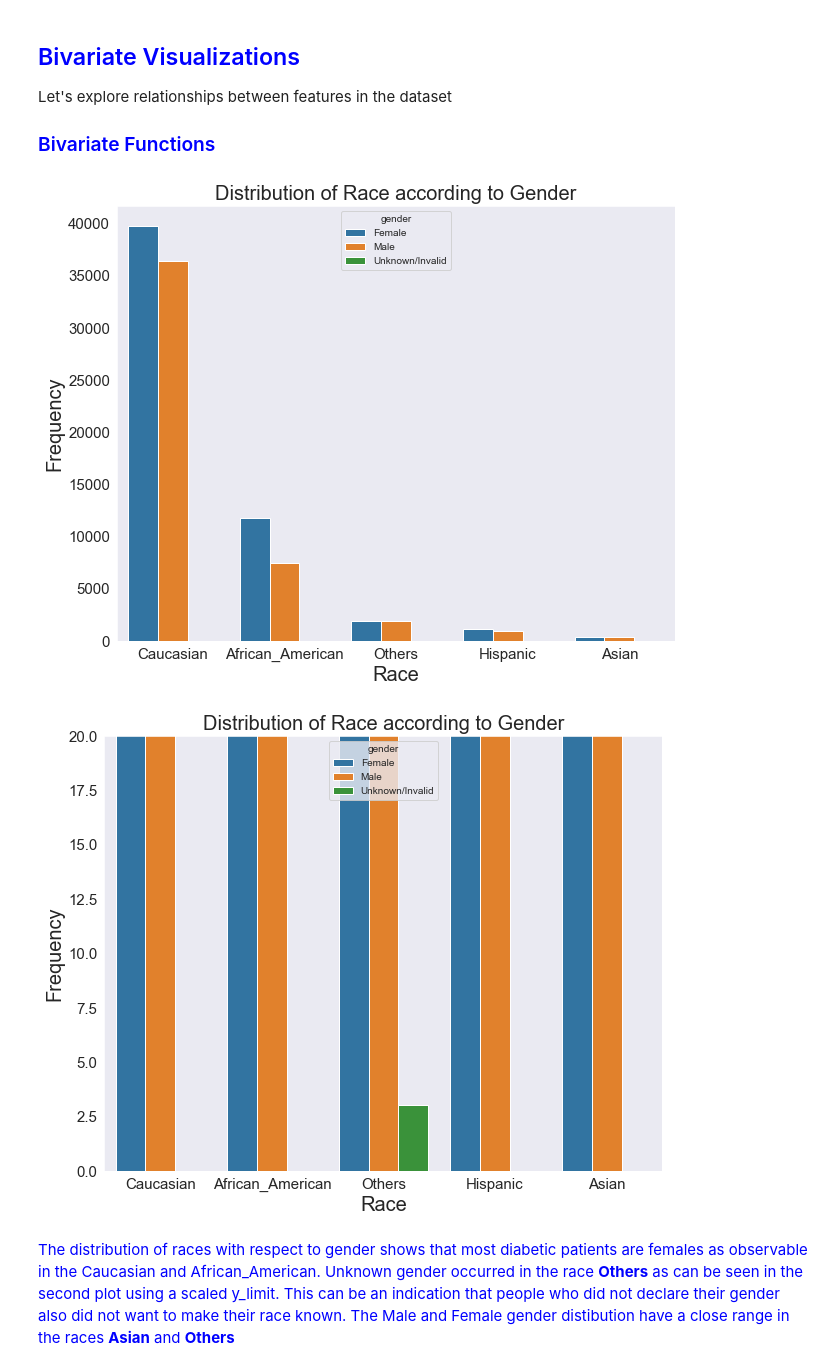
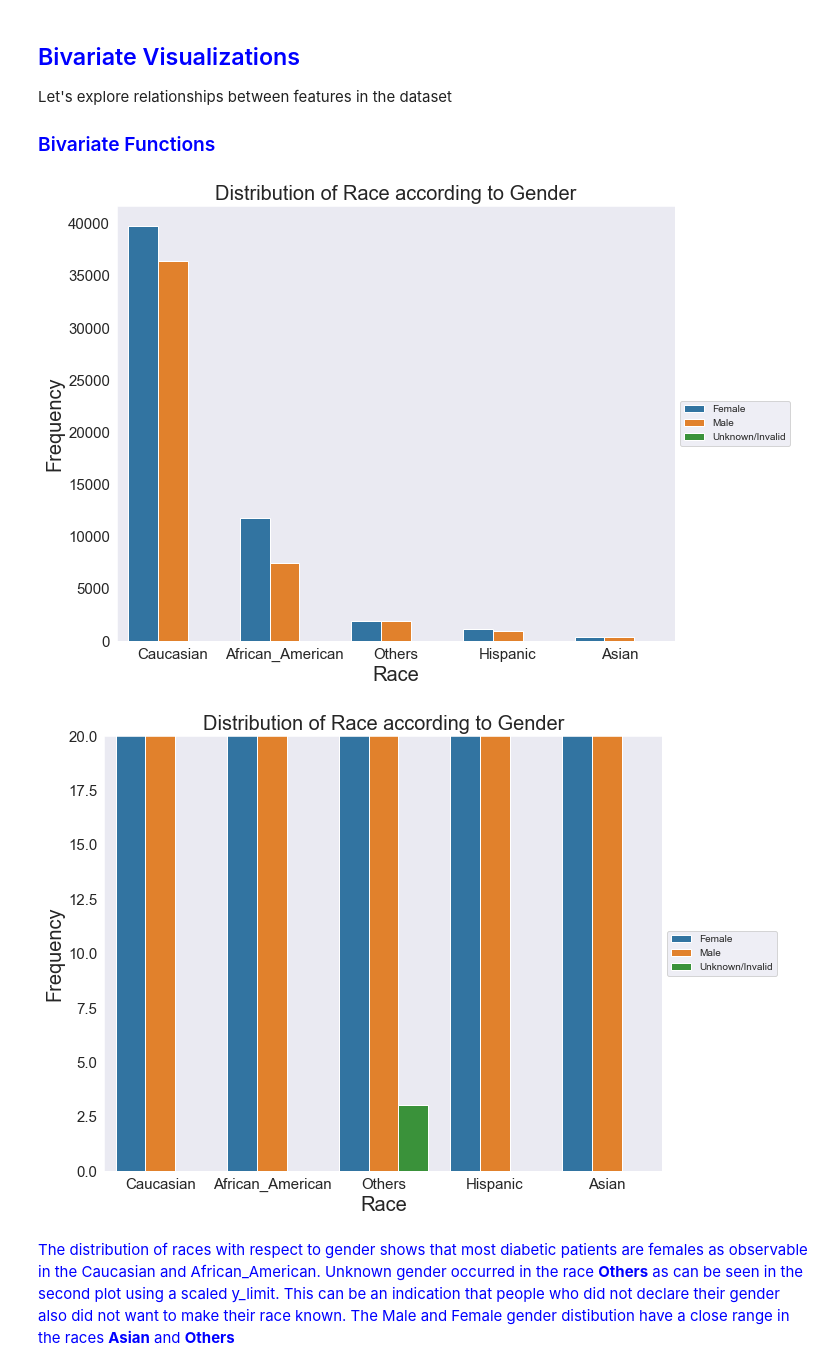
Before and after one commit to Merci93/Diabetes_in_the_US, a Jupyter notebook: US_diabetes_Analysis.ipynb, the cells around one changed output. Saved outputs shown, nothing was run; the diff lists cells and outputs as text; code cells hidden in the pictures.

Commit message:
Modified Bivariate plot function

```diff
--- a/US_diabetes_Analysis.ipynb
+++ b/US_diabetes_Analysis.ipynb
@@ -1055,7 +1058,7 @@ Let's explore relationships between features in the dataset
 ### <span style = 'color:blue'> Bivariate Functions</span>
 # %%
 # A user defined plot function
-def plot_bi(kind, x_value, y_value, hue, title, x_label, y_label, order, color, fig_size):
+def plot_bi(kind, x_value, y_value, hue, title, x_label, y_label, order, color, fig_size, legend):
     """
     Function to create a defined visialization plot type using seaborn, matplotlib and other plot types.
 
@@ -1071,23 +1074,34 @@ def plot_bi(kind, x_value, y_value, hue, title, x_label, y_label, order, color,
         order: Sort format. Use None if not to be used for the plot type.
         color: Plot color type. Use None if not to be used for the plot type.
     """
-    plt.figure(figsize = fig_size)
-    kind(data = diabetes, x = x_value, y = y_value, hue = hue, order = order, color = color)
-    plt.title(title, size = 20)
-    plt.xlabel(x_label, size = 20)
-    plt.ylabel(y_label, size = 20)
-    plt.xticks(size = 15)
-    plt.yticks(size = 15)
+    if legend == 'yes':
+        plt.figure(figsize = fig_size)
+        kind(data = diabetes, x = x_value, y = y_value, hue = hue, order = order, color = color)
+        plt.title(title, size = 20)
+        plt.xlabel(x_label, size = 20)
+        plt.ylabel(y_label, size = 20)
+        plt.xticks(size = 15)
+        plt.yticks(size = 15)
+        plt.legend(loc='center left', bbox_to_anchor=(1, 0.5))
+
+    elif legend == 'no':
+        plt.figure(figsize = fig_size)
+        kind(data = diabetes, x = x_value, y = y_value, hue = hue, order = order, color = color)
+        plt.title(title, size = 20)
+        plt.xlabel(x_label, size = 20)
+        plt.ylabel(y_label, size = 20)
+        plt.xticks(size = 15)
+        plt.yticks(size = 15)
 # %%
 plot_bi(sb.countplot, 'race', None, 'gender', 'Distribution of Race according to Gender', 'Race', 'Frequency',
-     race_order, None, [10,8])
+     race_order, None, [10,8], 'yes')
 
 plot_bi(sb.countplot, 'race', None, 'gender', 'Distribution of Race according to Gender', 'Race', 'Frequency',
-    race_order, None, [10,8])
+    race_order, None, [10,8], 'yes')
 plt.ylim(0, 20);
 # %% [output]
-[figure, old version]
+[figure, new version]
-[figure, old version]
+[figure, new version]
 # %% [markdown]
 <span style = 'color:blue'>The distribution of races with respect to gender shows that most diabetic patients are females as observable in the Caucasian and African_American. Unknown gender occurred in the race **Others** as can be seen in the second plot using a scaled y_limit. This can be an indication that people who did not declare their gender also did not want to make their race known. The Male and Female gender distibution have a close range in the races **Asian** and **Others**</span>
 # %%
```
Also changed, not shown: parts of 26 cells of this notebook.
